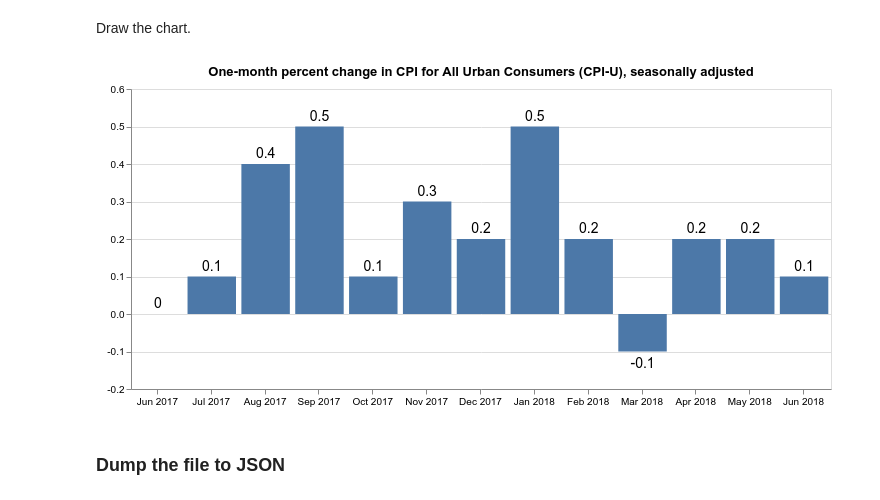
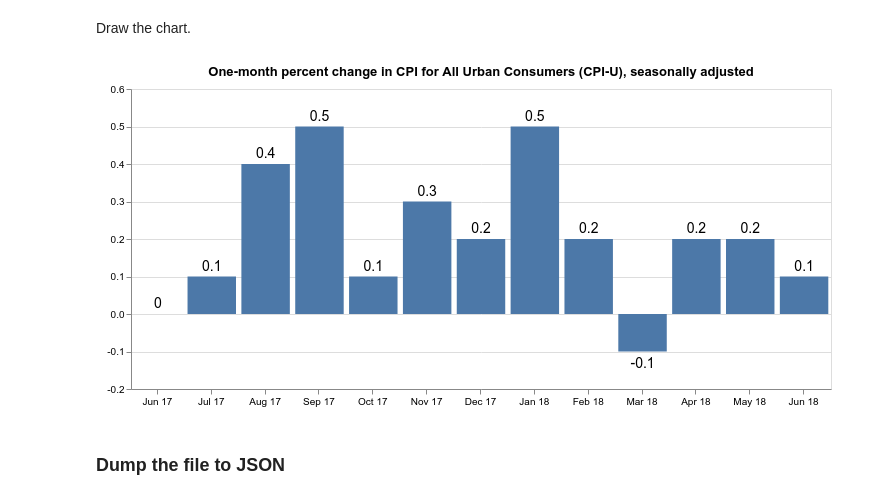
Before and after one commit to palewire/cpi, a Jupyter notebook: notebooks/analysis.ipynb, the cells around one changed output. Cells and saved outputs as stored; diff of their text form; code cells hidden in the pictures.

```diff
--- a/notebooks/analysis.ipynb
+++ b/notebooks/analysis.ipynb
@@ -30,7 +30,7 @@ def to_df(series):
     monthlies = sorted([i for i in series.indexes if i.period.type == 'monthly'], key=lambda x: x.date)
     df_list = []
     for m in monthlies:
-        d = copy.deepcopy(m.__dict__)
+        d = copy.deepcopy(m.__dict__())
         del d['series']
         del d['period']
         d['date'] = pd.to_datetime(m.date)
@@ -45,7 +45,7 @@ In a July 2018 [press release](https://www.bls.gov/news.release/pdf/cpi.pdf) the
 # %% [markdown]
 Query the seasonally-adjusted CPI-U, which is the variation used by the BLS in its release.
 # %%
-adjusted_cpiu = to_df(cpi.SERIES_LIST.get_by_id('CUSR0000SA0'))
+adjusted_cpiu = to_df(cpi.series.get_by_id('CUSR0000SA0'))
 # %% [markdown]
 Calculate the monthly percentage change.
 # %%
@@ -59,5 +57,3 @@ Offset the dates one month into the future to deal with a bug in our charting li
-# %%
-adjusted_cpiu['date_label'] = adjusted_cpiu['date'].apply(lambda x: x + pd.DateOffset(months=1))
 # %% [markdown]
 Trim down to the 13 most recent months of data.
 # %%
@@ -72,43 +68,43 @@ base = alt.Chart(
 
 bars = base.mark_bar().encode(
     x=alt.X(
-        "date_label:O",
+        "date:O",
         timeUnit="yearmonth",
-        axis=alt.Axis(title=None, labelAngle=0),
+        axis=alt.Axis(title=None, labelAngle=0, format="%b %y"),
     ),
     y=alt.Y(
         "pct_change_rounded:Q",
         axis=alt.Axis(title=None),
         scale=alt.Scale(domain=[
             last_13['pct_change'].min()-0.1,
             last_13['pct_change'].max()+0.05
         ])
     )
 )
 
 text = base.encode(
-    x=alt.X("date_label:O", timeUnit="yearmonth"),
+    x=alt.X("date:O", timeUnit="yearmonth"),
     y="pct_change_rounded:Q",
     text='pct_change_rounded'
 )
 
 textAbove = text.transform_filter(alt.datum.pct_change > 0).mark_text(
     align='center',
     baseline='middle',
     fontSize=14,
     dy=-10
 )
 
 textBelow = text.transform_filter(alt.datum.pct_change < 0).mark_text(
     align='center',
     baseline='middle',
     fontSize=14,
     dy=12
 )
 
 bars + textAbove + textBelow
 # %% [output]
-[figure, old version]
+[figure, new version]
 # %% [markdown]
 ### Dump the file to JSON
 # %%
```
Also changed, not shown: parts of 1 cell of this notebook, 2 other files.
